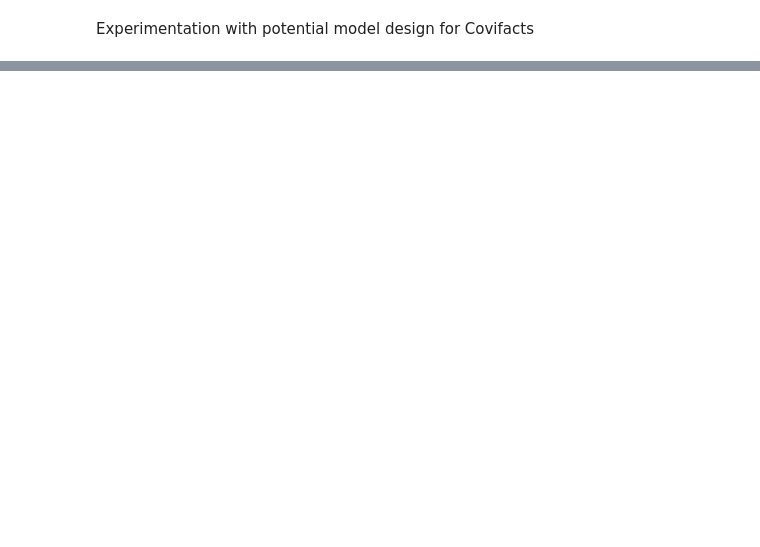
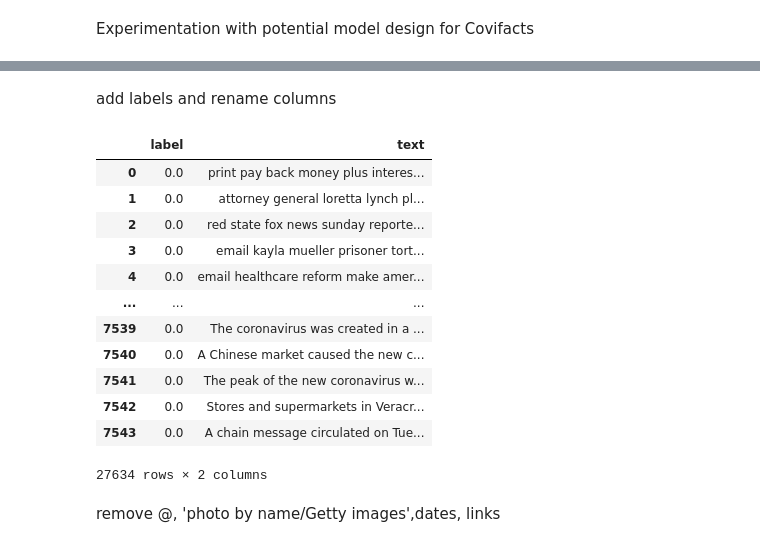
Before and after one commit to sebswU/coviFacts, a Jupyter notebook: botTrainer.ipynb, the cells around one changed output, grey strips where cells are left out. Saved outputs shown, nothing was run; the diff lists cells and outputs as text; code cells hidden in the pictures; blank space fills up the shorter version.

```diff
--- a/botTrainer.ipynb
+++ b/botTrainer.ipynb
@@ -151,0 +476,11 @@ NameError: ignored
+# %%
+trueorfalsenlm = trueorfalsenlm.drop(axis = 1, columns = ['id'])
+trueorfalsenlm['is_misinfo'] = trueorfalsenlm['is_misinfo'].astype(float)
+trueorfalsenlm.rename(columns = {'is_misinfo':'label'}, inplace = True)
+trueorfalsenlm = trueorfalsenlm[:12381]
+# %%
+databox['label'].replace ({'Fake': 1, 'Real': 0}, inplace=True)
+databox = databox.drop(axis = 1, columns = ['author','published','title','text','language','site_url','main_img_url','type','title_without_stopwords','hasImage'])
+databox.rename(columns = {'text_without_stopwords':'text'}, inplace = True)
+
+databox.head()
@@ -151,0 +512,6 @@ NameError: ignored
+# %%
+esocData = esocData[:5613]
+esocData = esocData.assign(label=float(0))
+
+esocData.drop(axis = 1, columns = ['s_no','Notes','Region','Reported_On','Additional_Reporting','Retrieve_from_1','Retrieve_from_2','Retrieve_from_3','Twitter_Reference','Direct_Post_1','Direct_Post_2','Direct_Post_3','Direct_Post_4','Title','Publication_Date','Entry_Date','Primary_Country','Secondary_Country','Primary_Language','Secondary_Language','Main_Narrative','Recoded_Main_Narrative','Recoded_Narrative_Coder','ChainMsg_or_Email','Motive','Motive_Description','Source','Source_Description','Distrib_Channel','Misinfo_Type','Key_Words','Summary','Coder'], inplace=True)
+esocData.rename(columns = {'Narrative_Description':'text'}, inplace = True)
@@ -151,0 +534,21 @@ NameError: ignored
+# %% [markdown]
+add labels and rename columns
+# %%
+data = pd.concat([databox, esocData, trueorfalsenlm, more_false_data])
+data
+# %% [output]
+|  | label | text |
+| 0 | 0.0 | print pay back money plus interes... |
+| 1 | 0.0 | attorney general loretta lynch pl... |
+| 2 | 0.0 | red state fox news sunday reporte... |
+| 3 | 0.0 | email kayla mueller prisoner tort... |
+| 4 | 0.0 | email healthcare reform make amer... |
+| ... | ... | ... |
+| 7539 | 0.0 | The coronavirus was created in a ... |
+| 7540 | 0.0 | A Chinese market caused the new c... |
+| 7541 | 0.0 | The peak of the new coronavirus w... |
+| 7542 | 0.0 | Stores and supermarkets in Veracr... |
+| 7543 | 0.0 | A chain message circulated on Tue... |
+27634 rows × 2 columns
+# %% [markdown]
+remove @, 'photo by name/Getty images',dates, links
```
Also changed, not shown: parts of 62 cells of this notebook.
